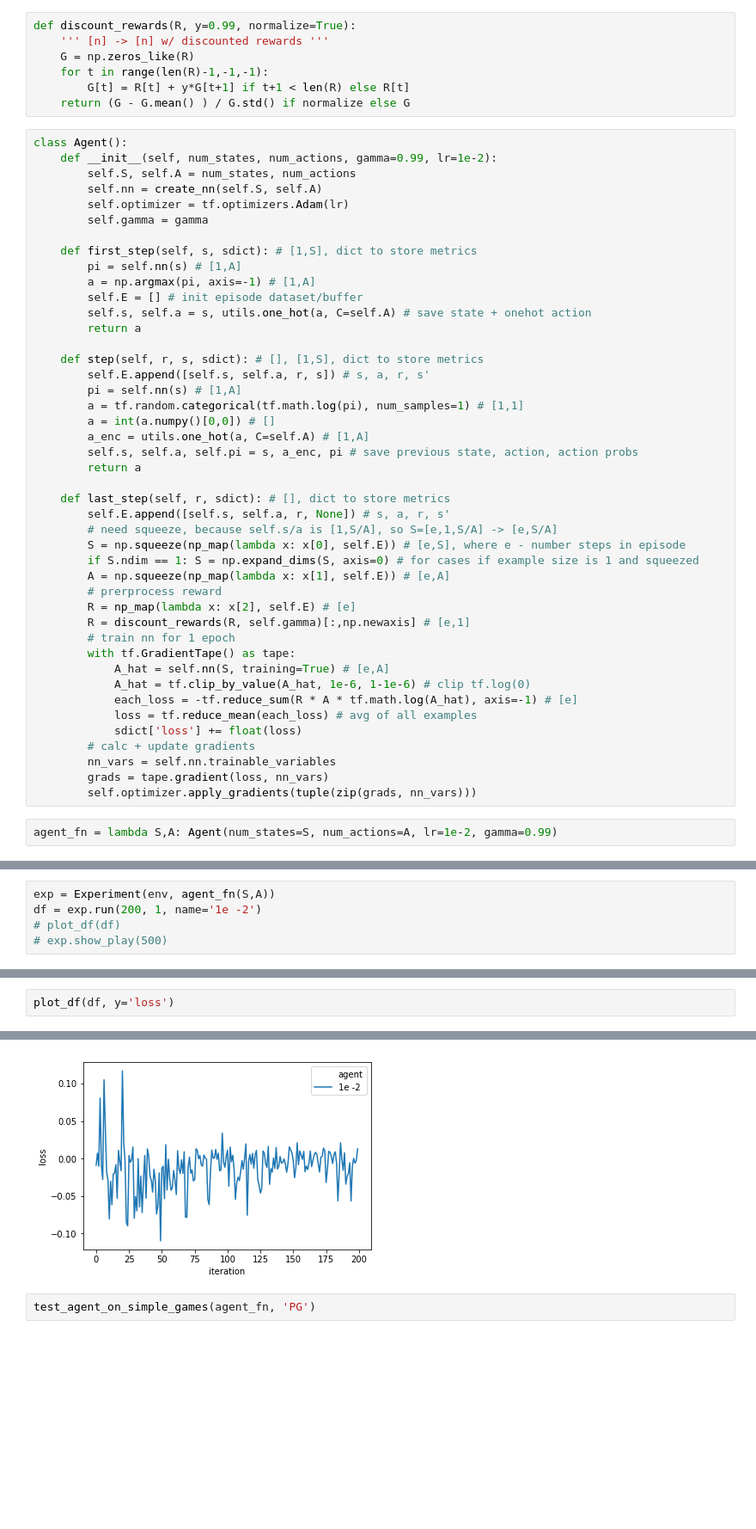
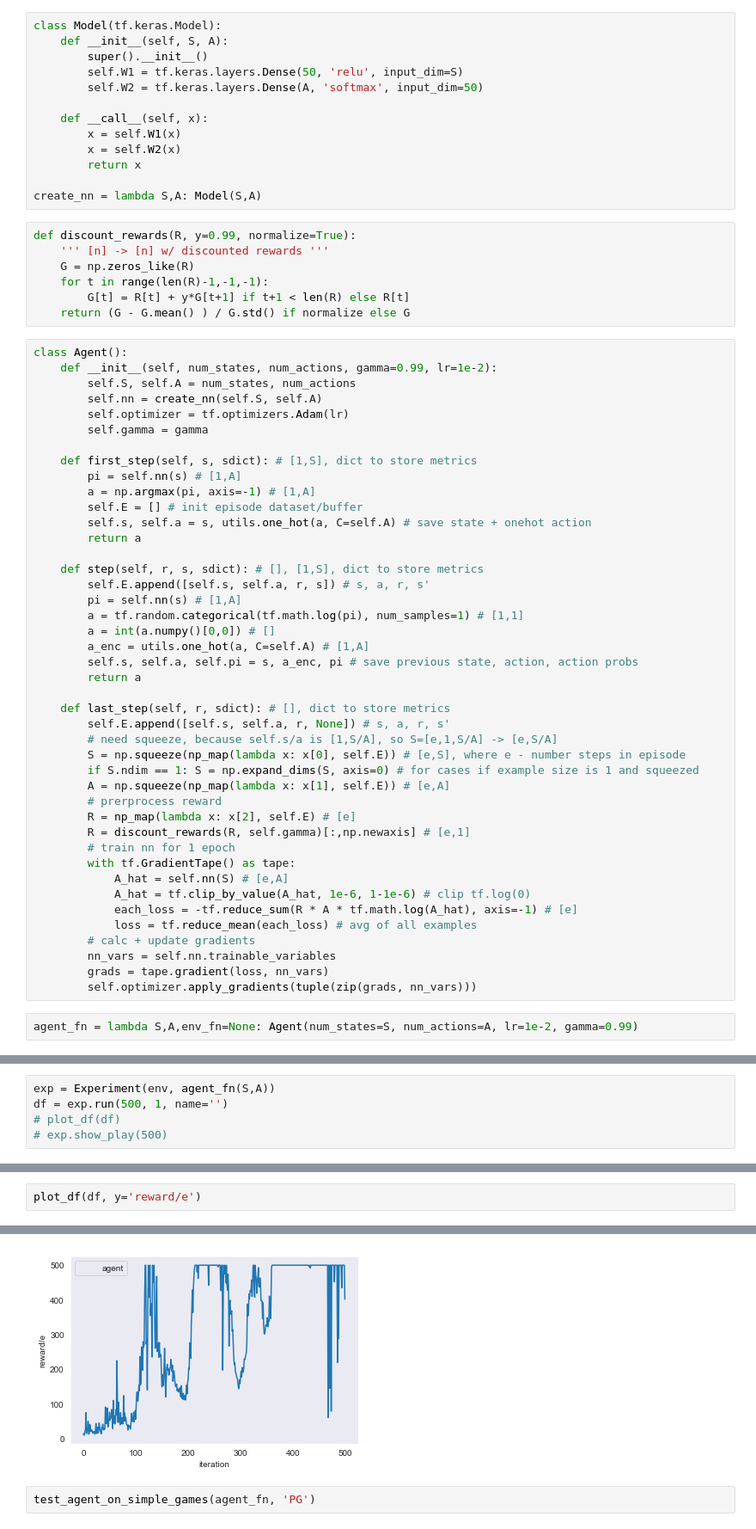
Before and after one commit to doas3140/playground, a Jupyter notebook: rl/PG.ipynb, the cells around one changed output, grey strips where cells are left out. Shown at 86% size. Drawn from its saved outputs; the diff is of its cells as text; blank space fills up the shorter version.

```diff
--- a/rl/PG.ipynb
+++ b/rl/PG.ipynb
@@ -23,3 +17,16 @@ create_nn = lambda S,A: tf.keras.models.Sequential([
+# %%
+class Model(tf.keras.Model):
+    def __init__(self, S, A):
+        super().__init__()
+        self.W1 = tf.keras.layers.Dense(50, 'relu', input_dim=S)
+        self.W2 = tf.keras.layers.Dense(A, 'softmax', input_dim=50)
+
+    def __call__(self, x):
+        x = self.W1(x)
+        x = self.W2(x)
+        return x
+
+create_nn = lambda S,A: Model(S,A)
 # %%
 def discount_rewards(R, y=0.99, normalize=True):
     ''' [n] -> [n] w/ discounted rewards '''
@@ -62,14 +69,13 @@ class Agent():
         R = discount_rewards(R, self.gamma)[:,np.newaxis] # [e,1]
         # train nn for 1 epoch
         with tf.GradientTape() as tape:
-            A_hat = self.nn(S, training=True) # [e,A]
+            A_hat = self.nn(S) # [e,A]
             A_hat = tf.clip_by_value(A_hat, 1e-6, 1-1e-6) # clip tf.log(0)
             each_loss = -tf.reduce_sum(R * A * tf.math.log(A_hat), axis=-1) # [e]
             loss = tf.reduce_mean(each_loss) # avg of all examples
-            sdict['loss'] += float(loss)
         # calc + update gradients
         nn_vars = self.nn.trainable_variables
         grads = tape.gradient(loss, nn_vars)
         self.optimizer.apply_gradients(tuple(zip(grads, nn_vars)))
 # %%
-agent_fn = lambda S,A: Agent(num_states=S, num_actions=A, lr=1e-2, gamma=0.99)
+agent_fn = lambda S,A,env_fn=None: Agent(num_states=S, num_actions=A, lr=1e-2, gamma=0.99)
@@ -76,6 +95,6 @@ agent_fn = lambda S,A: Agent(num_states=S, num_actions=A, lr=1e-2, gamma=0.99)
 # %%
 exp = Experiment(env, agent_fn(S,A))
-df = exp.run(200, 1, name='1e -2')
+df = exp.run(500, 1, name='')
 # plot_df(df)
 # exp.show_play(500)
 # %% [output]
@@ -83,8 +103,8 @@ df = exp.run(200, 1, name='1e -2')
 # %%
-plot_df(df, y='loss')
+plot_df(df, y='reward/e')
 # %% [output]
 <matplotlib.axes._subplots.AxesSubplot at 0x...>
-[figure, old version]
+[figure, new version]
 # %%
 test_agent_on_simple_games(agent_fn, 'PG')
 # %%
```
Also changed, not shown: parts of 4 cells of this notebook, 5 other files.
